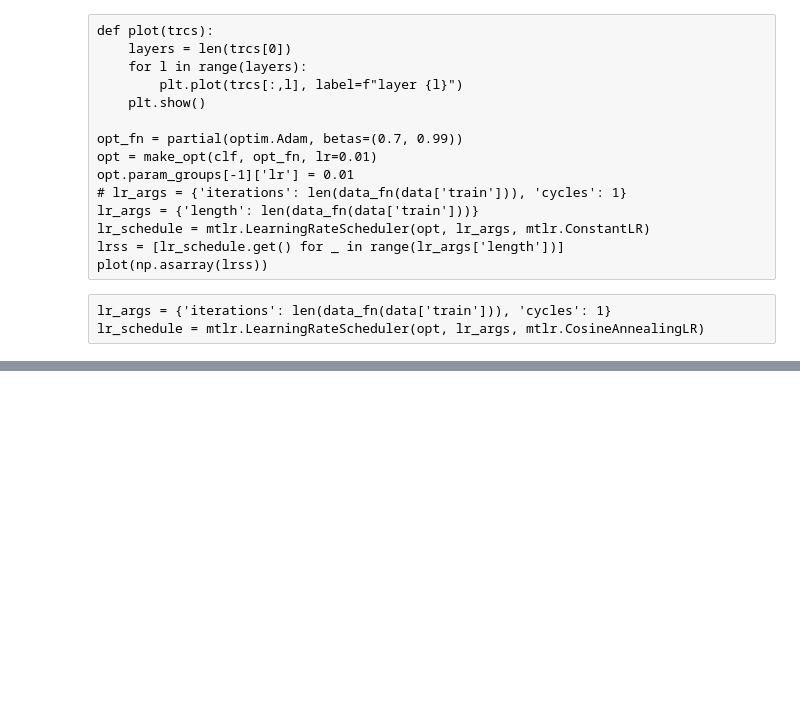
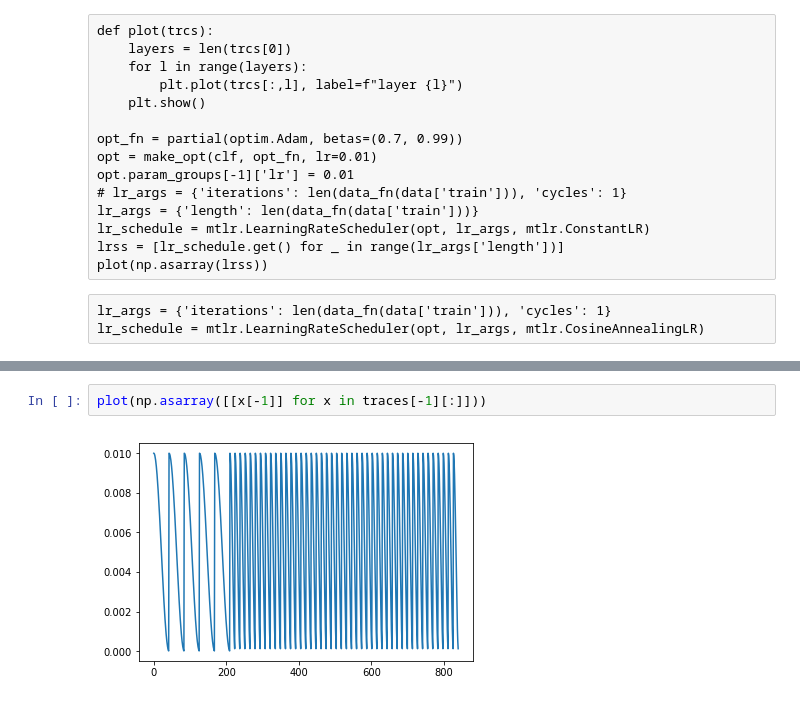
Before and after one commit to geraltofrivia/thesis-domainadv-recurrentlm, a Jupyter notebook: phase3.ipynb, the cells around one changed output, grey strips where cells are left out. Cells and saved outputs as stored; diff of their text form; blank space fills up the shorter version.

```diff
--- a/phase3.ipynb
+++ b/phase3.ipynb
@@ -368,0 +367,4 @@ plot(np.asarray(traces[-1]))
+# %%
+plot(np.asarray([[x[-1]] for x in traces[-1][:]]))
+# %% [output]
+[figure, added]
```
Also changed, not shown: parts of 16 cells of this notebook, 5 other files.
